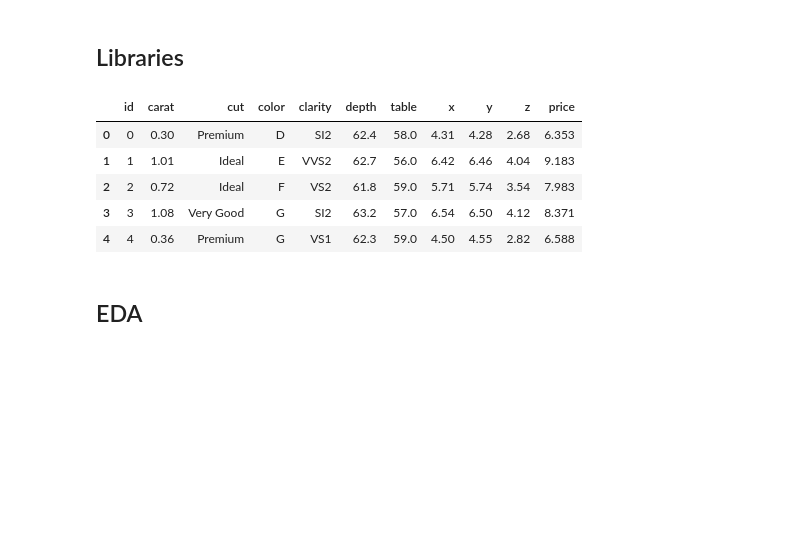
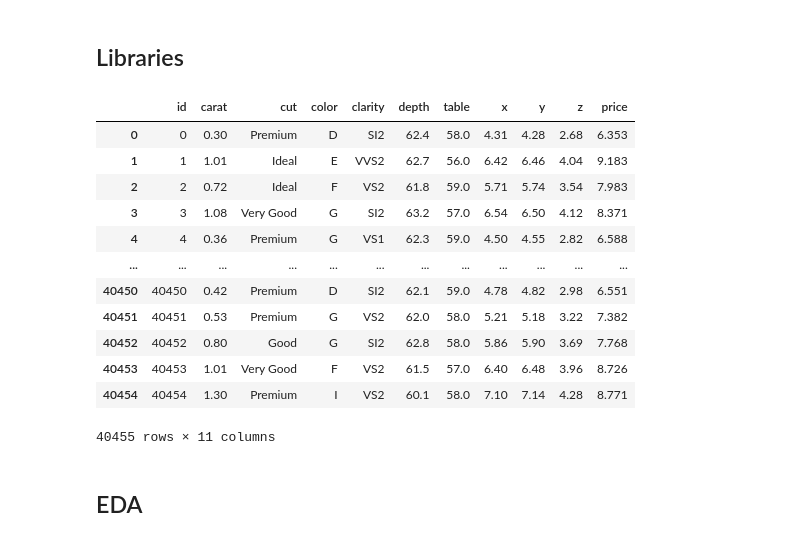
Before and after one commit to Ironhack-Data-Madrid-PartTime-May22/Kaggle_competition, a Jupyter notebook: notebooks/eda.ipynb, the cells around one changed output. Saved outputs shown, nothing was run; the diff lists cells and outputs as text; code cells hidden in the pictures; blank space fills up the shorter version.

```diff
--- a/notebooks/eda.ipynb
+++ b/notebooks/eda.ipynb
@@ -59,12 +62,21 @@ plt.rcParams["figure.figsize"] = (10,8)
 # %%
 df = pd.read_csv('../data/diamonds.csv')
 df.head()
+
+df
 # %% [output]
 |  | id | carat | cut | color | clarity | depth | table | x | y | z | price |
 | 0 | 0 | 0.30 | Premium | D | SI2 | 62.4 | 58.0 | 4.31 | 4.28 | 2.68 | 6.353 |
 | 1 | 1 | 1.01 | Ideal | E | VVS2 | 62.7 | 56.0 | 6.42 | 6.46 | 4.04 | 9.183 |
 | 2 | 2 | 0.72 | Ideal | F | VS2 | 61.8 | 59.0 | 5.71 | 5.74 | 3.54 | 7.983 |
 | 3 | 3 | 1.08 | Very Good | G | SI2 | 63.2 | 57.0 | 6.54 | 6.50 | 4.12 | 8.371 |
 | 4 | 4 | 0.36 | Premium | G | VS1 | 62.3 | 59.0 | 4.50 | 4.55 | 2.82 | 6.588 |
+| ... | ... | ... | ... | ... | ... | ... | ... | ... | ... | ... | ... |
+| 40450 | 40450 | 0.42 | Premium | D | SI2 | 62.1 | 59.0 | 4.78 | 4.82 | 2.98 | 6.551 |
+| 40451 | 40451 | 0.53 | Premium | G | VS2 | 62.0 | 58.0 | 5.21 | 5.18 | 3.22 | 7.382 |
+| 40452 | 40452 | 0.80 | Good | G | SI2 | 62.8 | 58.0 | 5.86 | 5.90 | 3.69 | 7.768 |
+| 40453 | 40453 | 1.01 | Very Good | F | VS2 | 61.5 | 57.0 | 6.40 | 6.48 | 3.96 | 8.726 |
+| 40454 | 40454 | 1.30 | Premium | I | VS2 | 60.1 | 58.0 | 7.10 | 7.14 | 4.28 | 8.771 |
+40455 rows × 11 columns
 # %% [markdown]
 ## EDA
```
Also changed, not shown: parts of 43 cells of this notebook, 7 other files.
